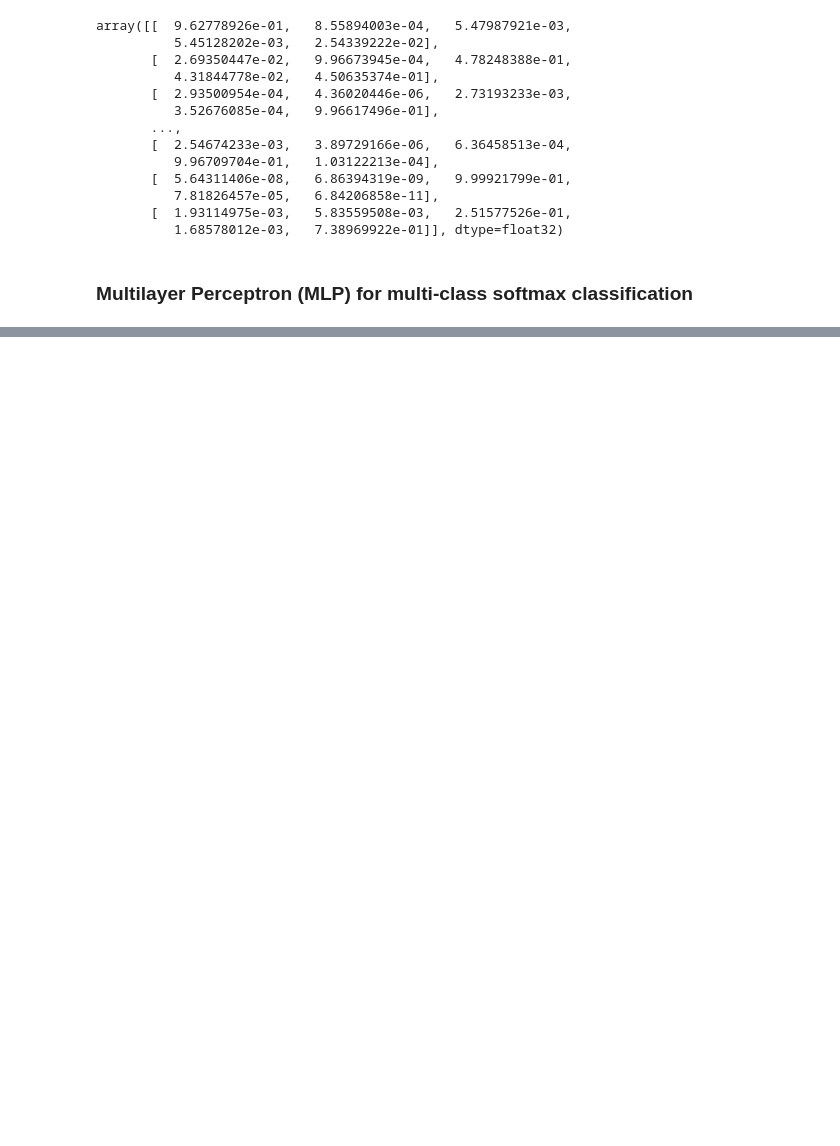
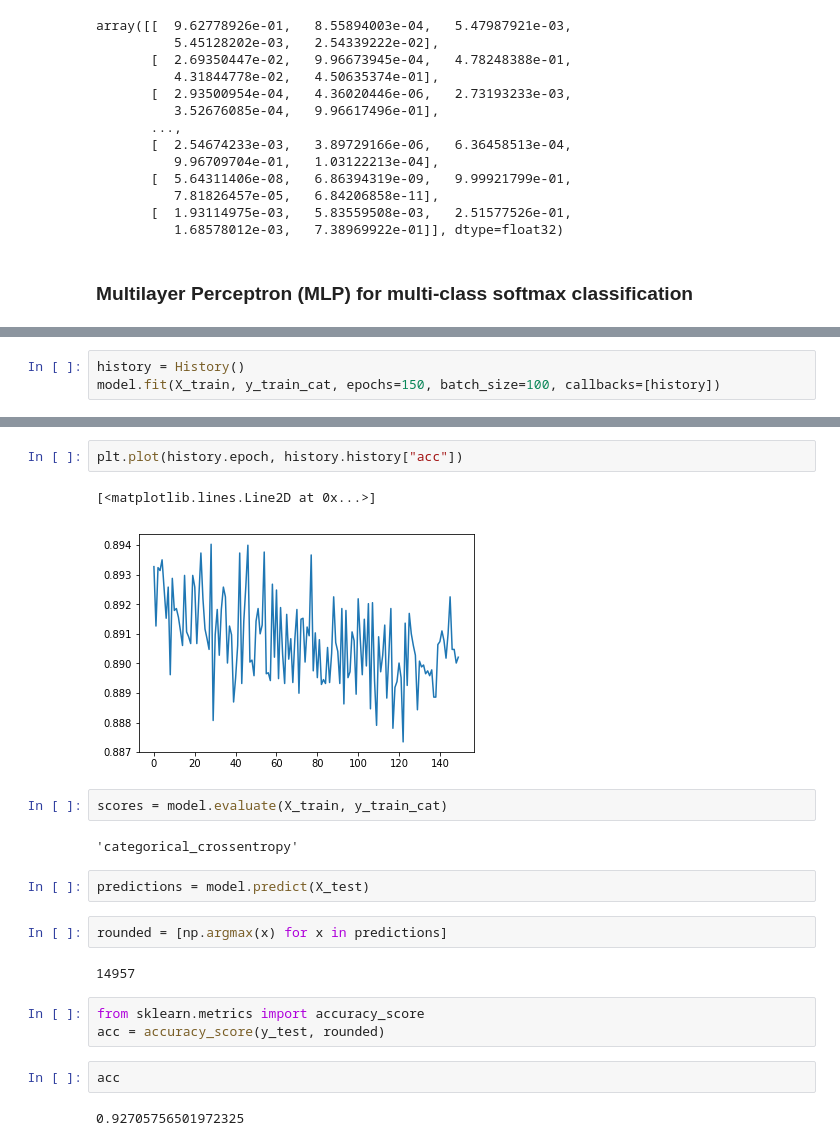
Before and after one commit to kvishalv/introduction_to_machine_learning, a Jupyter notebook: task3/cb_neuralnets_trial.ipynb, the cells around one changed output, grey strips where cells are left out. Saved outputs shown, nothing was run; the diff lists cells and outputs as text; blank space fills up the shorter version.

Commit message:
Architecture and BaselineModel

```diff
--- a/task3/cb_neuralnets_trial.ipynb
+++ b/task3/cb_neuralnets_trial.ipynb
@@ -132,0 +157,3 @@ score
+# %%
+history = History()
+model.fit(X_train, y_train_cat, epochs=150, batch_size=100, callbacks=[history])
@@ -132,0 +179,22 @@ score
+# %%
+plt.plot(history.epoch, history.history["acc"])
+# %% [output]
+[<matplotlib.lines.Line2D at 0x...>]
+[figure, added]
+# %%
+scores = model.evaluate(X_train, y_train_cat)
+# %% [output]
+'categorical_crossentropy'
+# %%
+predictions = model.predict(X_test)
+# %%
+rounded = [np.argmax(x) for x in predictions]
+# %% [output]
+14957
+# %%
+from sklearn.metrics import accuracy_score
+acc = accuracy_score(y_test, rounded)
+# %%
+acc
+# %% [output]
+0.92705756501972325
```
Also changed, not shown: parts of 10 cells of this notebook, 5 other files.
